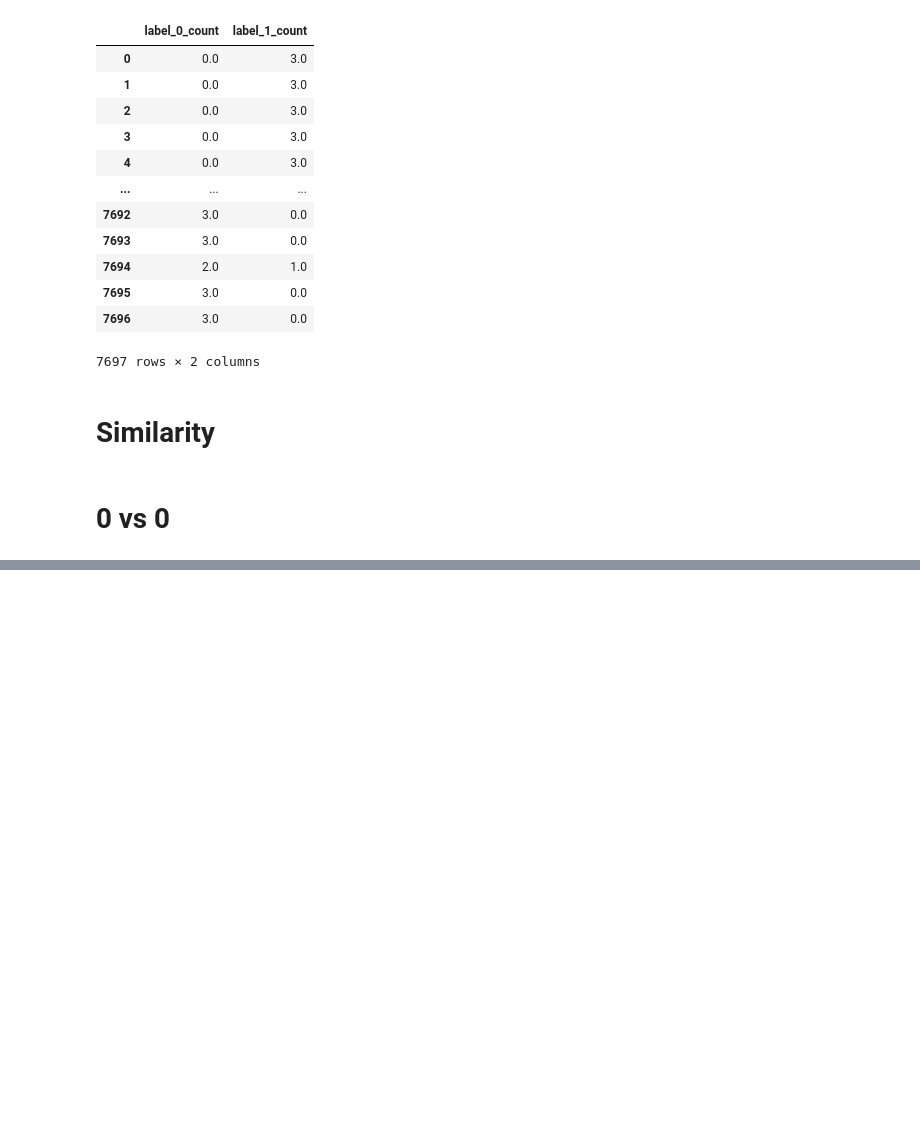
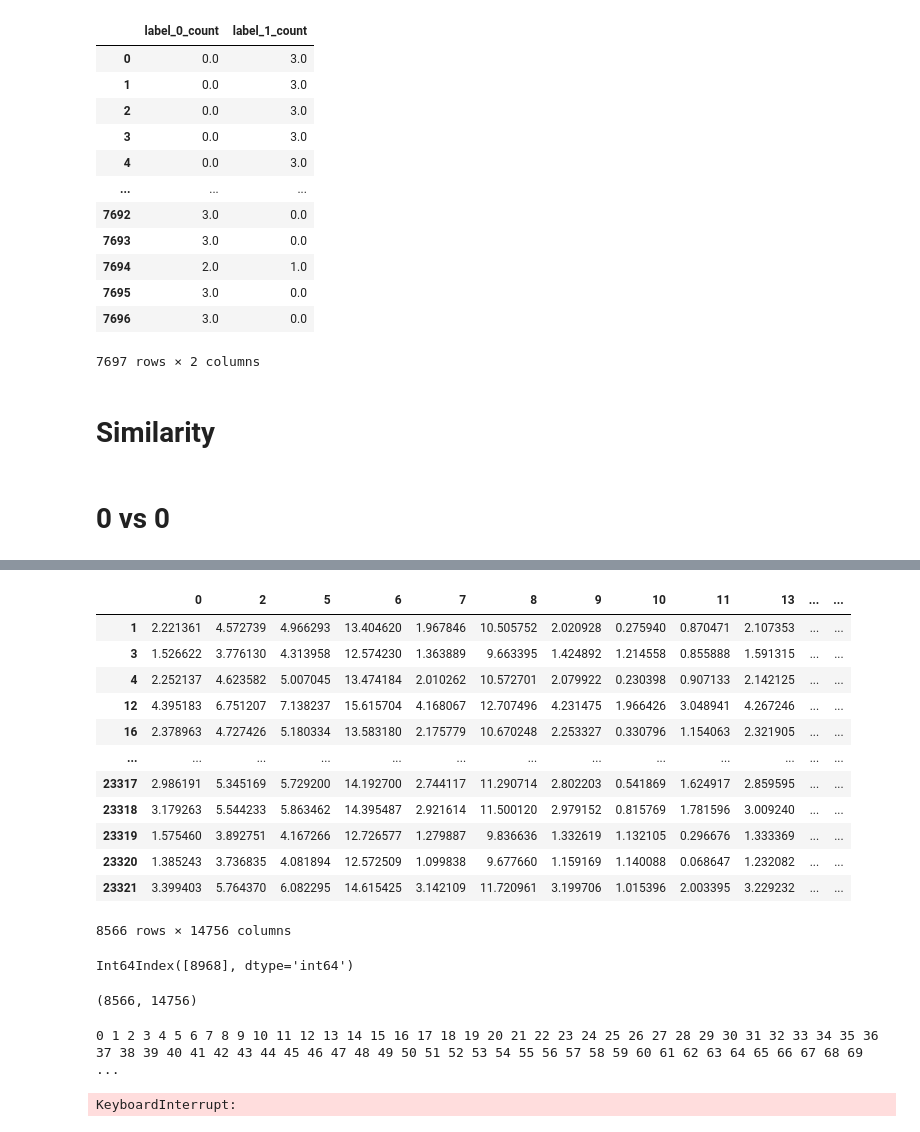
Before and after one commit to simonedambrosi/MLTOX-Simone, a Jupyter notebook: Script per tesi/RASAR .ipynb, the cells around one changed output, grey strips where cells are left out. Cells and saved outputs as stored; diff of their text form; code cells hidden in the pictures; blank space fills up the shorter version.

```diff
--- a/Script per tesi/RASAR .ipynb
+++ b/Script per tesi/RASAR .ipynb
@@ -319,0 +386,26 @@ Name: 5050, dtype: object
+# %%
+from import_data_encoded_knn import  *
+from sequence_distance_matrix import *
+from time import ctime
+
+# da cambiare encoding
+X_try, _,_, y_train, y_test, len_X_train = import_data_encoded(encoding = 'binary')
+
+y = np.concatenate((y_train,y_test))
+
+# one_exp = X_try[y == 1].drop_duplicates()
+# zero_exp = X_try[y == 0].drop_duplicates()
+
+# len_one = one_exp.shape[0]
+# len_zero = zero_exp.shape[0]
+
+
+categorical = ["exposure_type", "conc1_type","species", 'class', 'tax_order', 'family', 'genus']
+
+non_categorical =[ 'atom_number', 'bonds_number', 'Mol', 'MorganDensity', 'LogP', 'oh_count','tripleBond',
+                  'doubleBond', 'alone_atom_number','obs_duration_mean', 'ring_number']
+# %%
+a_pub = 0.016206896551724137
+print(ctime())
+dist_matr = basic_matrix(X_try, categorical, non_categorical, a_ham = 0.0015789473684210526)
+print(ctime())
@@ -319,0 +415,5 @@ Name: 5050, dtype: object
+# %%
+print(ctime())
+dist_matr += a_pub * pubchem2d_matrix(X_try)
+print(ctime())
+dist_matr = pd.DataFrame(dist_matr)
@@ -319,0 +423,46 @@ Name: 5050, dtype: object
+# %%
+# per riga ci sono i non tossici, per colonna ci sono i tossici
+a = dist_matr.iloc[y == 0, y == 1]
+a
+# %% [output]
+|  | 0 | 2 | 5 | 6 | 7 | 8 | 9 | 10 | 11 | 13 | ... | ... |
+| 1 | 2.221361 | 4.572739 | 4.966293 | 13.404620 | 1.967846 | 10.505752 | 2.020928 | 0.275940 | 0.870471 | 2.107353 | ... | ... |
+| 3 | 1.526622 | 3.776130 | 4.313958 | 12.574230 | 1.363889 | 9.663395 | 1.424892 | 1.214558 | 0.855888 | 1.591315 | ... | ... |
+| 4 | 2.252137 | 4.623582 | 5.007045 | 13.474184 | 2.010262 | 10.572701 | 2.079922 | 0.230398 | 0.907133 | 2.142125 | ... | ... |
+| 12 | 4.395183 | 6.751207 | 7.138237 | 15.615704 | 4.168067 | 12.707496 | 4.231475 | 1.966426 | 3.048941 | 4.267246 | ... | ... |
+| 16 | 2.378963 | 4.727426 | 5.180334 | 13.583180 | 2.175779 | 10.670248 | 2.253327 | 0.330796 | 1.154063 | 2.321905 | ... | ... |
+| ... | ... | ... | ... | ... | ... | ... | ... | ... | ... | ... | ... | ... |
+| 23317 | 2.986191 | 5.345169 | 5.729200 | 14.192700 | 2.744117 | 11.290714 | 2.802203 | 0.541869 | 1.624917 | 2.859595 | ... | ... |
+| 23318 | 3.179263 | 5.544233 | 5.863462 | 14.395487 | 2.921614 | 11.500120 | 2.979152 | 0.815769 | 1.781596 | 3.009240 | ... | ... |
+| 23319 | 1.575460 | 3.892751 | 4.167266 | 12.726577 | 1.279887 | 9.836636 | 1.332619 | 1.132105 | 0.296676 | 1.333369 | ... | ... |
+| 23320 | 1.385243 | 3.736835 | 4.081894 | 12.572509 | 1.099838 | 9.677660 | 1.159169 | 1.140088 | 0.068647 | 1.232082 | ... | ... |
+| 23321 | 3.399403 | 5.764370 | 6.082295 | 14.615425 | 3.142109 | 11.720961 | 3.199706 | 1.015396 | 2.003395 | 3.229232 | ... | ... |
+8566 rows × 14756 columns
+# %%
+a.iloc[0][a.iloc[0] == a.iloc[0].values.min()].index[0]
+# %% [output]
+Int64Index([8968], dtype='int64')
+# %%
+a.shape
+# %% [output]
+(8566, 14756)
+# %%
+b = pd.DataFrame(columns = ['idx_exp_0', 'idx_neigh_1'])
+len_zero = a.shape[0]
+len_one = a.shape[1]
+y_zero = np.repeat(1, len_zero-1)
+
+for i in range(len_one):
+    print(i, end = ' ')
+
+
+    cod_exp = X_try[y==0].iloc[i].name
+
+    cod_neigh_1 = X_try.iloc[a.iloc[i][a.iloc[i] == a.iloc[i].values.min()].index[0]].name
+
+
+    b = b.append({'idx_exp_0': cod_exp, 'idx_neigh_1': cod_neigh_1},
+                ignore_index = True)
+# %% [output]
+0 1 2 3 4 5 6 7 8 9 10 11 12 13 14 15 16 17 18 19 20 21 22 23 24 25 26 27 28 29 30 31 32 33 34 35 36 37 38 39 40 41 42 43 44 45 46 47 48 49 50 51 52 53 54 55 56 57 58 59 60 61 62 63 64 65 66 67 68 69  ...
+KeyboardInterrupt:
```
Also changed, not shown: parts of 20 cells of this notebook, 1 other file.
